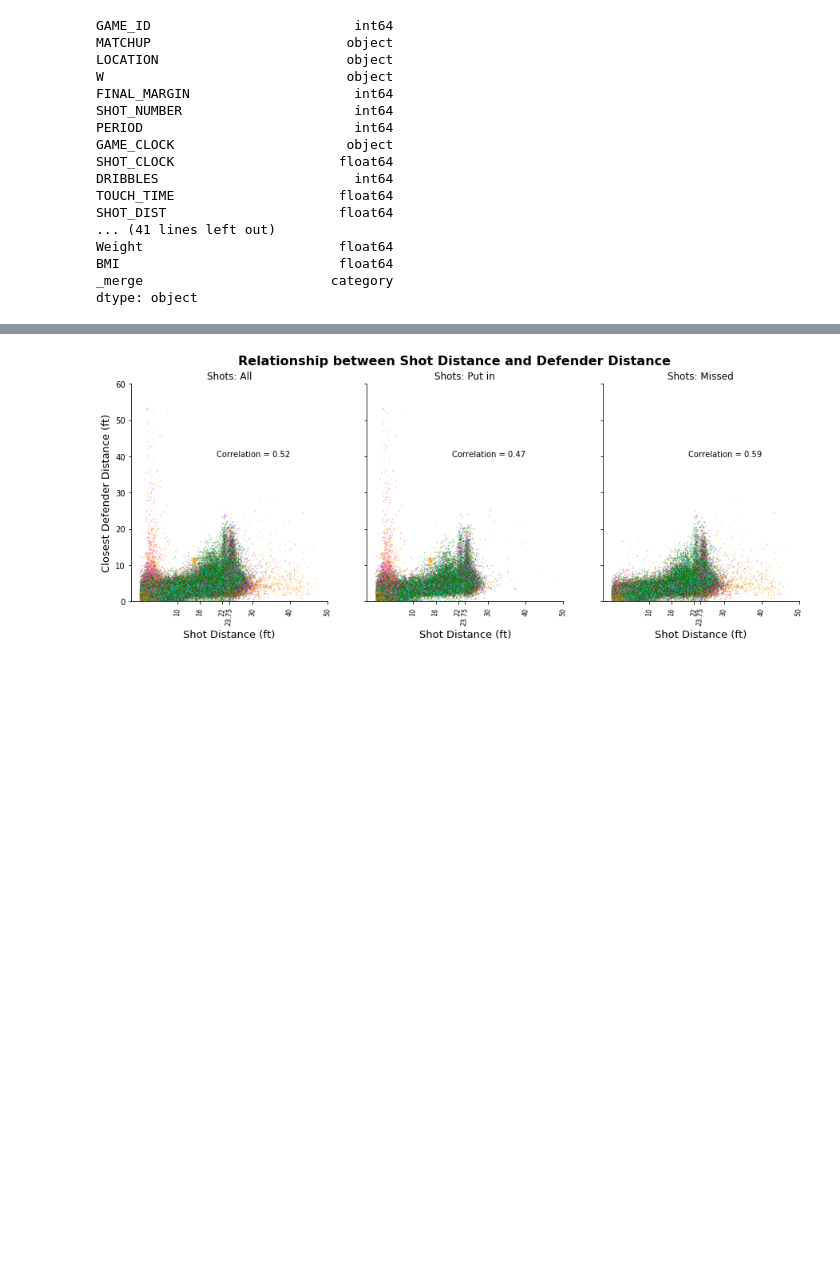
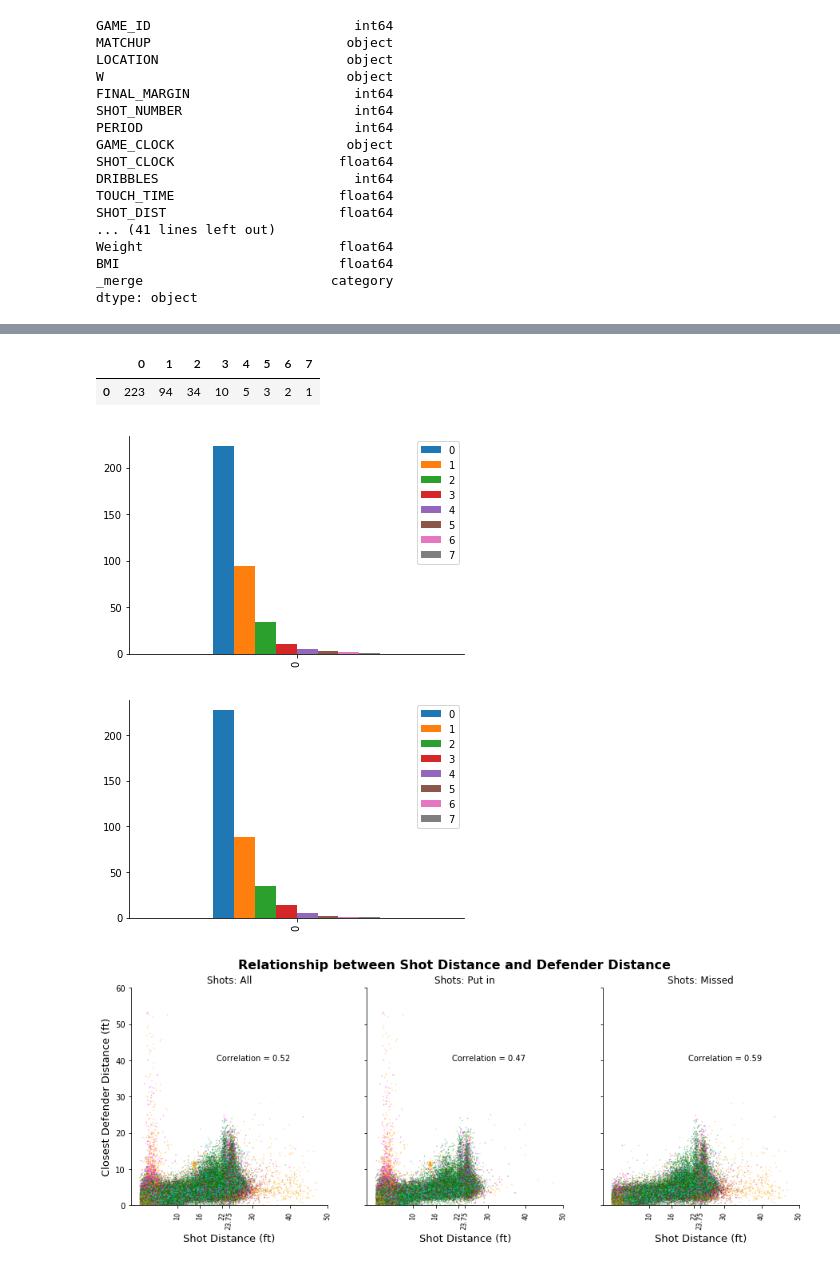
Before and after one commit to joeychun/NBA_shooting, a Jupyter notebook: NBA_shooting.ipynb, the cells around one changed output, grey strips where cells are left out. Saved outputs shown, nothing was run; the diff lists cells and outputs as text; code cells hidden in the pictures; blank space fills up the shorter version.

```diff
--- a/NBA_shooting.ipynb
+++ b/NBA_shooting.ipynb
@@ -42,6 +42,19 @@ def initialize():
     df.drop("CLOSEST_DEFENDER_list",axis=1,inplace=True)
 
 initialize()
+# %%
+def add_dict(x,dictionary):
+    if x in dictionary.keys():
+        dictionary[x] += 1
+    else:
+        dictionary[x] = 1
+
+def sort_dict(dictionary):
+    new_dict = {}
+    for key in sorted(dictionary.keys()) :
+        new_dict[key] = dictionary[key]
+
+    return new_dict
 # %%
 print(df[df["SHOT_DIST"]==0]["GAME_ID"])
 # %% [output]
@@ -151,3 +166,6 @@ Weight                         float64
 BMI                            float64
 _merge                        category
 dtype: object
+# %%
+name = "Stephen Curry"
+len(combo[combo['player_name']==name])
@@ -154,3 +534,21 @@ dtype: object
+# %%
+newdf1 = pd.DataFrame.from_records([sort_dict(actual(name))])
+newdf2 = pd.DataFrame.from_records([ideal(name,len(actual(name)))])
+# %%
+newdf1
+# %% [output]
+|  | 0 | 1 | 2 | 3 | 4 | 5 | 6 | 7 |
+| 0 | 223 | 94 | 34 | 10 | 5 | 3 | 2 | 1 |
+# %%
+fig, ax = plt.subplots(ncols=2,nrows=1, figsize=(15,5))
+
+ax[0]= newdf1.plot(kind='bar')
+ax[1]= newdf2.plot(kind='bar')
+
+# plt.show()
+# %% [output]
+[figure, added]
+[figure, added]
 # %%
 df = pd.read_csv("~/Downloads/shot_logs.csv")
 
```
Also changed, not shown: parts of 12 cells of this notebook.
